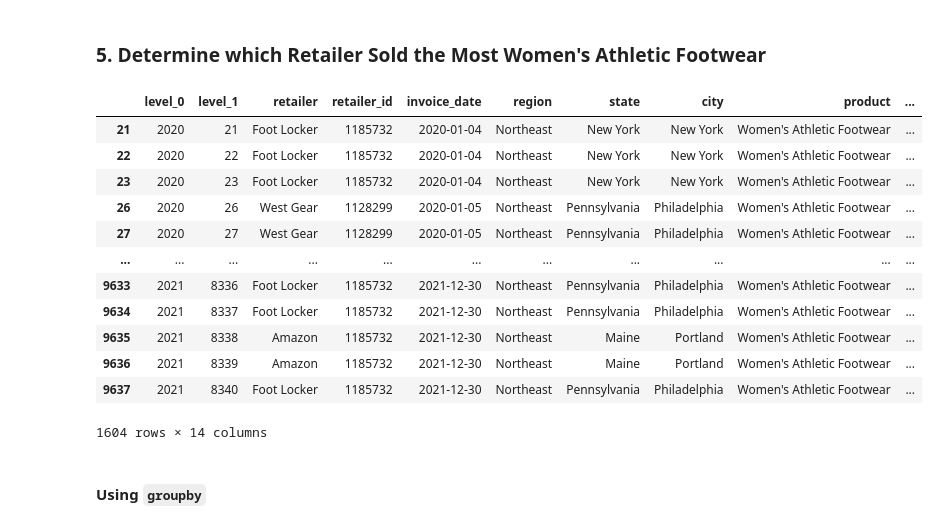
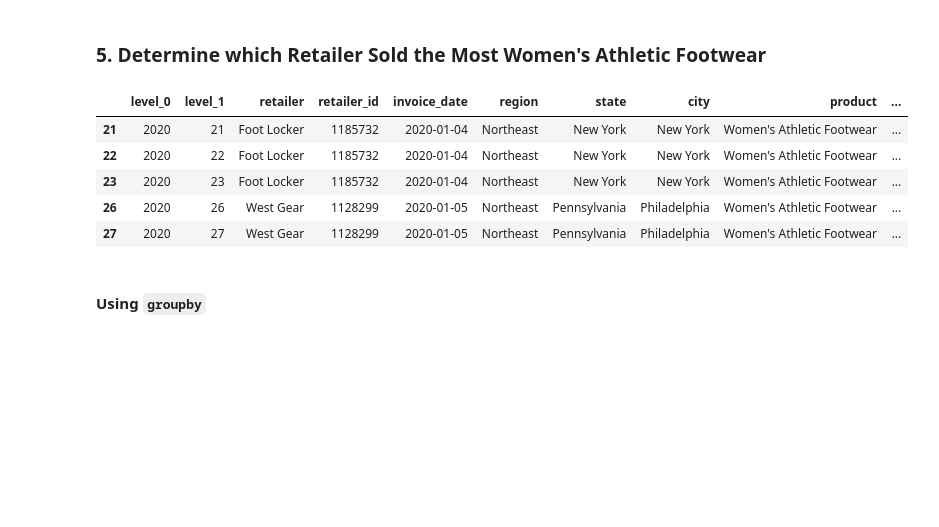
Before and after one commit to ncmoliver/athletic_sales_analysis, a Jupyter notebook: athletic_sales_analysis.ipynb, the cells around one changed output. Saved outputs shown, nothing was run; the diff lists cells and outputs as text; code cells hidden in the pictures; blank space fills up the shorter version.

```diff
--- a/athletic_sales_analysis.ipynb
+++ b/athletic_sales_analysis.ipynb
@@ -316,21 +316,14 @@ top_5_df
 # %%
 # Filter the sales data to get the women's athletic footwear sales data.
 womens_athletic_footwear_df = combined_df.loc[combined_df['product'] == "Women's Athletic Footwear"]
-womens_athletic_footwear_df
+womens_athletic_footwear_df.head()
 # %% [output]
 |  | level_0 | level_1 | retailer | retailer_id | invoice_date | region | state | city | product | ... |
 | 21 | 2020 | 21 | Foot Locker | 1185732 | 2020-01-04 | Northeast | New York | New York | Women's Athletic Footwear | ... |
 | 22 | 2020 | 22 | Foot Locker | 1185732 | 2020-01-04 | Northeast | New York | New York | Women's Athletic Footwear | ... |
 | 23 | 2020 | 23 | Foot Locker | 1185732 | 2020-01-04 | Northeast | New York | New York | Women's Athletic Footwear | ... |
 | 26 | 2020 | 26 | West Gear | 1128299 | 2020-01-05 | Northeast | Pennsylvania | Philadelphia | Women's Athletic Footwear | ... |
 | 27 | 2020 | 27 | West Gear | 1128299 | 2020-01-05 | Northeast | Pennsylvania | Philadelphia | Women's Athletic Footwear | ... |
-| ... | ... | ... | ... | ... | ... | ... | ... | ... | ... | ... |
-| 9633 | 2021 | 8336 | Foot Locker | 1185732 | 2021-12-30 | Northeast | Pennsylvania | Philadelphia | Women's Athletic Footwear | ... |
-| 9634 | 2021 | 8337 | Foot Locker | 1185732 | 2021-12-30 | Northeast | Pennsylvania | Philadelphia | Women's Athletic Footwear | ... |
-| 9635 | 2021 | 8338 | Amazon | 1185732 | 2021-12-30 | Northeast | Maine | Portland | Women's Athletic Footwear | ... |
-| 9636 | 2021 | 8339 | Amazon | 1185732 | 2021-12-30 | Northeast | Maine | Portland | Women's Athletic Footwear | ... |
-| 9637 | 2021 | 8340 | Foot Locker | 1185732 | 2021-12-30 | Northeast | Pennsylvania | Philadelphia | Women's Athletic Footwear | ... |
-1604 rows × 14 columns
 # %% [markdown]
 #### Using `groupby`
 # %%
```
Also changed, not shown: 3 other files.
